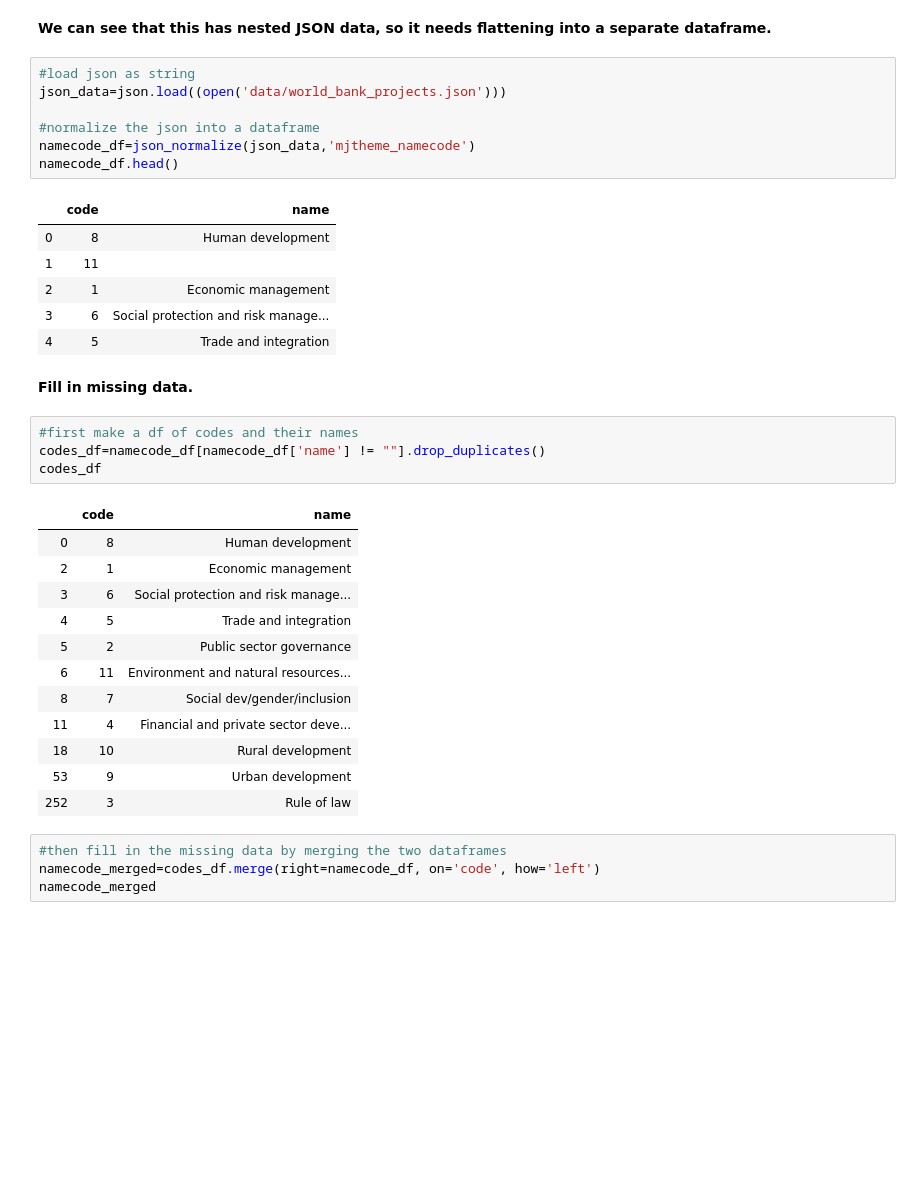
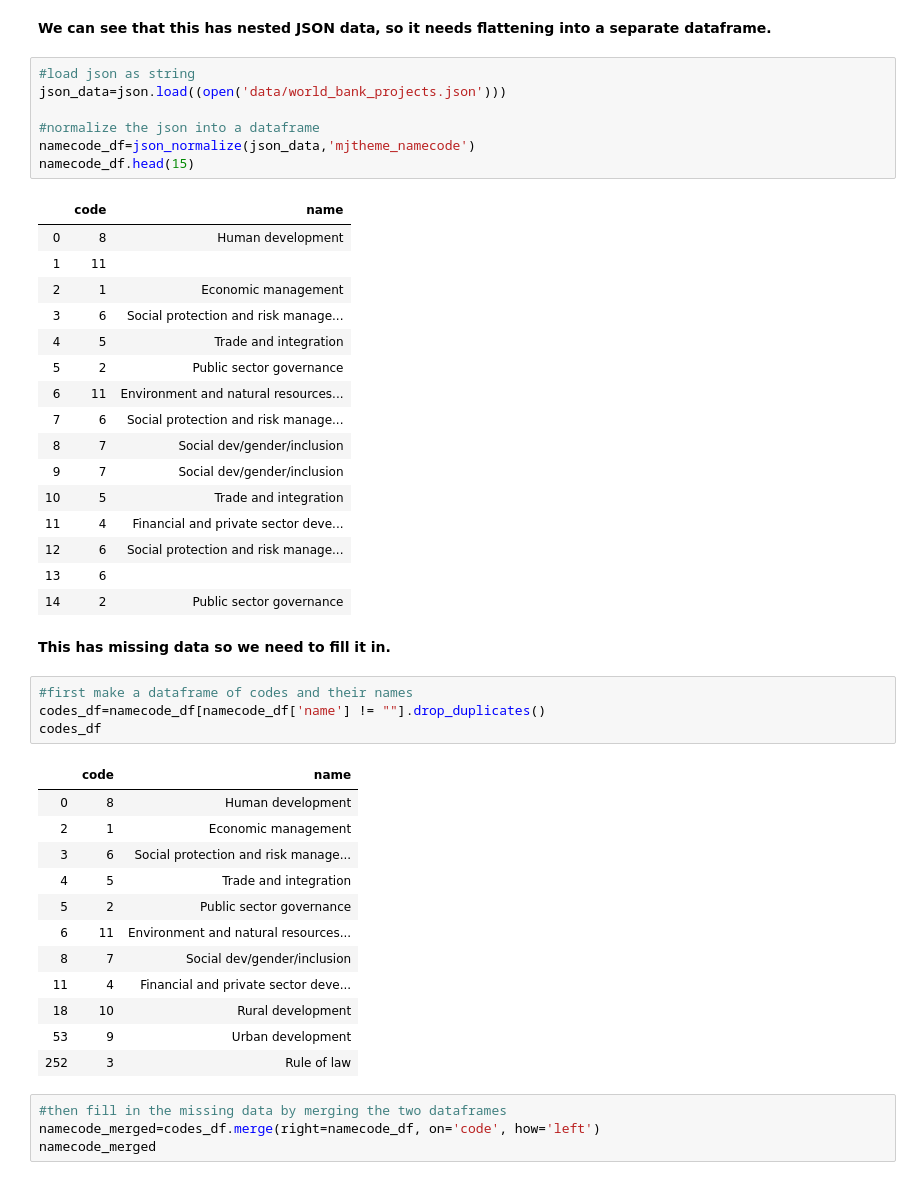
Before and after one commit to morganfry/springboard, a Jupyter notebook: mini-projects/5.2.4/1574117884_data_wrangling_json_5_/data_wrangling_json/sliderule_dsi_json_exercise.ipynb, the cells around one changed output. Saved outputs shown, nothing was run; the diff lists cells and outputs as text; blank space fills up the shorter version.

```diff
--- a/mini-projects/5.2.4/1574117884_data_wrangling_json_5_/data_wrangling_json/sliderule_dsi_json_exercise.ipynb
+++ b/mini-projects/5.2.4/1574117884_data_wrangling_json_5_/data_wrangling_json/sliderule_dsi_json_exercise.ipynb
@@ -175,21 +171,31 @@ Name: mjtheme_namecode, dtype: object
 # %%
 #load json as string
 json_data=json.load((open('data/world_bank_projects.json')))
 
 #normalize the json into a dataframe
 namecode_df=json_normalize(json_data,'mjtheme_namecode')
-namecode_df.head()
+namecode_df.head(15)
 # %% [output]
 |  | code | name |
 | 0 | 8 | Human development |
 | 1 | 11 |  |
 | 2 | 1 | Economic management |
 | 3 | 6 | Social protection and risk manage... |
 | 4 | 5 | Trade and integration |
+| 5 | 2 | Public sector governance |
+| 6 | 11 | Environment and natural resources... |
+| 7 | 6 | Social protection and risk manage... |
+| 8 | 7 | Social dev/gender/inclusion |
+| 9 | 7 | Social dev/gender/inclusion |
+| 10 | 5 | Trade and integration |
+| 11 | 4 | Financial and private sector deve... |
+| 12 | 6 | Social protection and risk manage... |
+| 13 | 6 |  |
+| 14 | 2 | Public sector governance |
 # %% [markdown]
-<p><b>Fill in missing data.</b></p>
+<p><b>This has missing data so we need to fill it in.</b></p>
 # %%
-#first make a df of codes and their names
+#first make a dataframe of codes and their names
 codes_df=namecode_df[namecode_df['name'] != ""].drop_duplicates()
 codes_df
 # %% [output]
```
Also changed, not shown: parts of 7 cells of this notebook.
